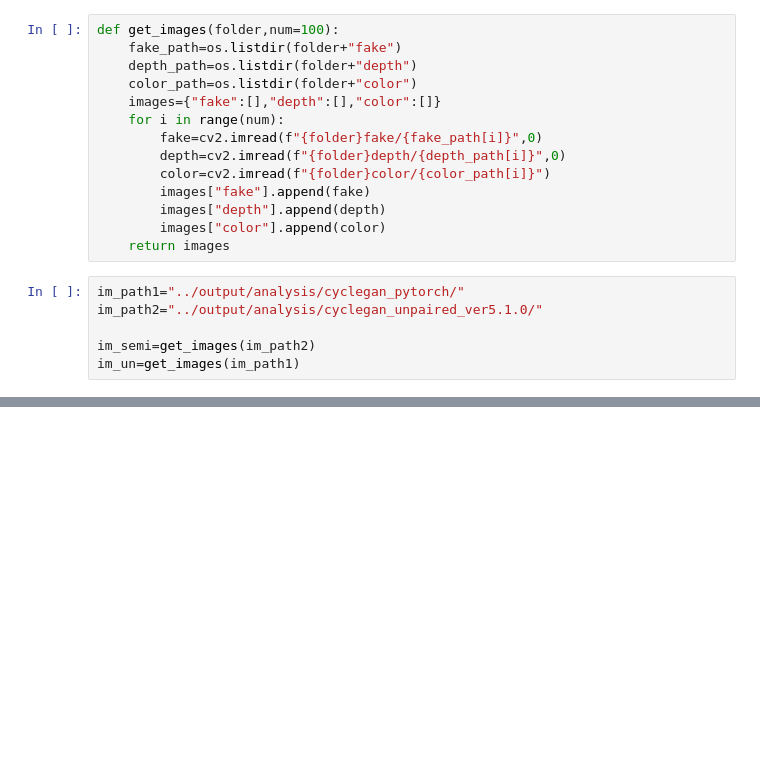
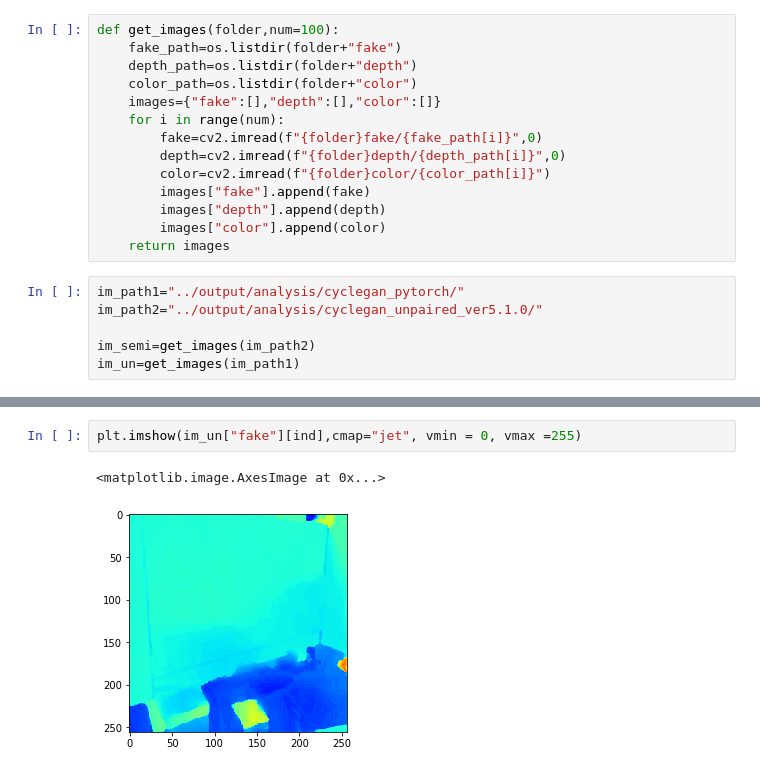
Before and after one commit to KICU1129/DepthImageGAN, a Jupyter notebook: analysis/eda.ipynb, the cells around one changed output, grey strips where cells are left out. Saved outputs shown, nothing was run; the diff lists cells and outputs as text; blank space fills up the shorter version.

```diff
--- a/analysis/eda.ipynb
+++ b/analysis/eda.ipynb
@@ -151,0 +232,5 @@ for i in range(5):
+# %%
+plt.imshow(im_un["fake"][ind],cmap="jet", vmin = 0, vmax =255)
+# %% [output]
+<matplotlib.image.AxesImage at 0x...>
+[figure, added]
```
Also changed, not shown: parts of 15 cells of this notebook, 1 other file.
